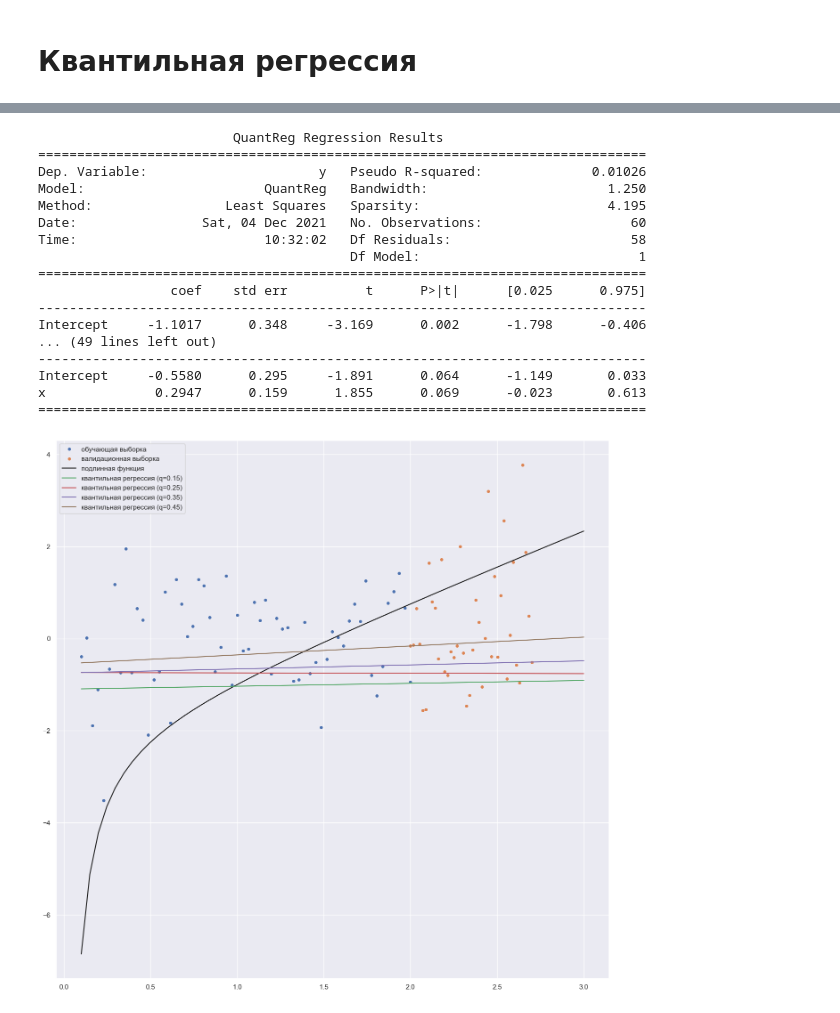
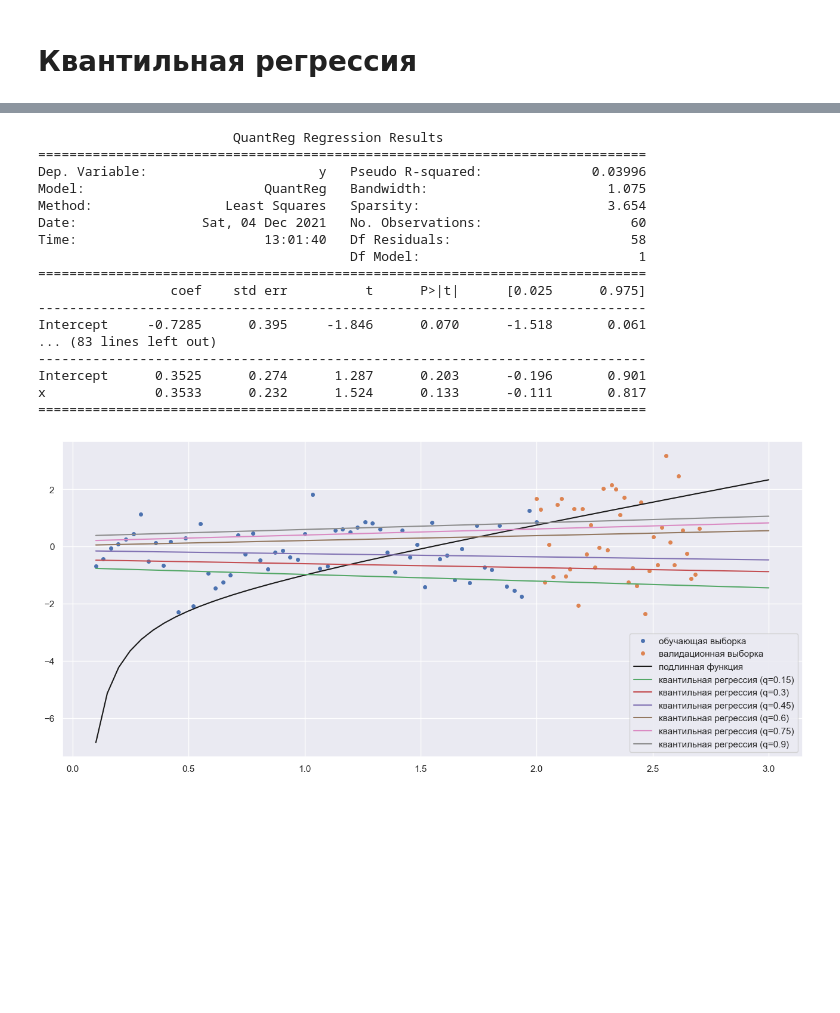
Before and after one commit to KorolevEgor/Econometrics, a Jupyter notebook: prog.ipynb, the cells around one changed output, grey strips where cells are left out. Drawn from its saved outputs; the diff is of its cells as text; code cells hidden in the pictures; blank space fills up the shorter version.

```diff
--- a/prog.ipynb
+++ b/prog.ipynb
@@ -896,7 +896,7 @@ with df_quantile:
 # %%
 df_quantile = pd.read_csv('src/data/data_quantile.csv')
 y_data_quantile = df_quantile['y']
-X_quantile = df_quantile[['intercept', 'x_m1', 'x']]
+X_quantile = df_quantile[['intercept', 'xm1', 'x', 'x2']]
 # %%
 df_quantile_test = open('src/data/data_quantile_test.csv', 'w', newline='')
 with df_quantile_test:
@@ -916,36 +962,36 @@ X_test_quantile = df_quantile_test[['intercept', 'x_m1', 'x']]
 # %%
-quants = [0.15, 0.25, 0.35, 0.45]
+quants = [0.15, 0.3, 0.45, 0.6, 0.75, 0.9]
 
-plt.figure(figsize=(16, 16), dpi=100)
+plt.figure(figsize=(16, 7), dpi=100)
 # plt.grid()
 plt.plot(h_data_quantile, y_data_quantile, 'o', label='обучающая выборка', markersize=4)
 plt.plot(h_data_test_quantile, y_data_test_quantile, 'o', label='валидационная выборка', markersize=4)
 plt.plot(h_law, y_law, 'k-', label='подлинная функция')
 
 for q in quants:
     quant_reg = smf.quantreg("y ~ x", df_quantile).fit(q=q)
     print(quant_reg.summary())
     print('\n\n')
     plt.plot(h_law, np.dot(X_quantile[['intercept', 'x']], np.array(quant_reg.params)), label='квантильная регрессия (q=' + str(q) + ')')
 
 plt.legend()
 plt.show()
 # %% [output]
                          QuantReg Regression Results
 ==============================================================================
-Dep. Variable:                      y   Pseudo R-squared:              0.01026
-Model:                       QuantReg   Bandwidth:                       1.250
-Method:                 Least Squares   Sparsity:                        4.195
+Dep. Variable:                      y   Pseudo R-squared:              0.03996
+Model:                       QuantReg   Bandwidth:                       1.075
+Method:                 Least Squares   Sparsity:                        3.654
 Date:                Sat, 04 Dec 2021   No. Observations:                   60
-Time:                        10:32:02   Df Residuals:                       58
+Time:                        13:01:40   Df Residuals:                       58
                                         Df Model:                            1
 ==============================================================================
                  coef    std err          t      P>|t|      [0.025      0.975]
 ------------------------------------------------------------------------------
-Intercept     -1.1017      0.348     -3.169      0.002      -1.798      -0.406
-... (49 lines left out)
+Intercept     -0.7285      0.395     -1.846      0.070      -1.518       0.061
+... (83 lines left out)
 ------------------------------------------------------------------------------
-Intercept     -0.5580      0.295     -1.891      0.064      -1.149       0.033
-x              0.2947      0.159      1.855      0.069      -0.023       0.613
+Intercept      0.3525      0.274      1.287      0.203      -0.196       0.901
+x              0.3533      0.232      1.524      0.133      -0.111       0.817
 ==============================================================================
-[figure, old version]
+[figure, new version]
```
Also changed, not shown: parts of 6 cells of this notebook, 8 other files.
